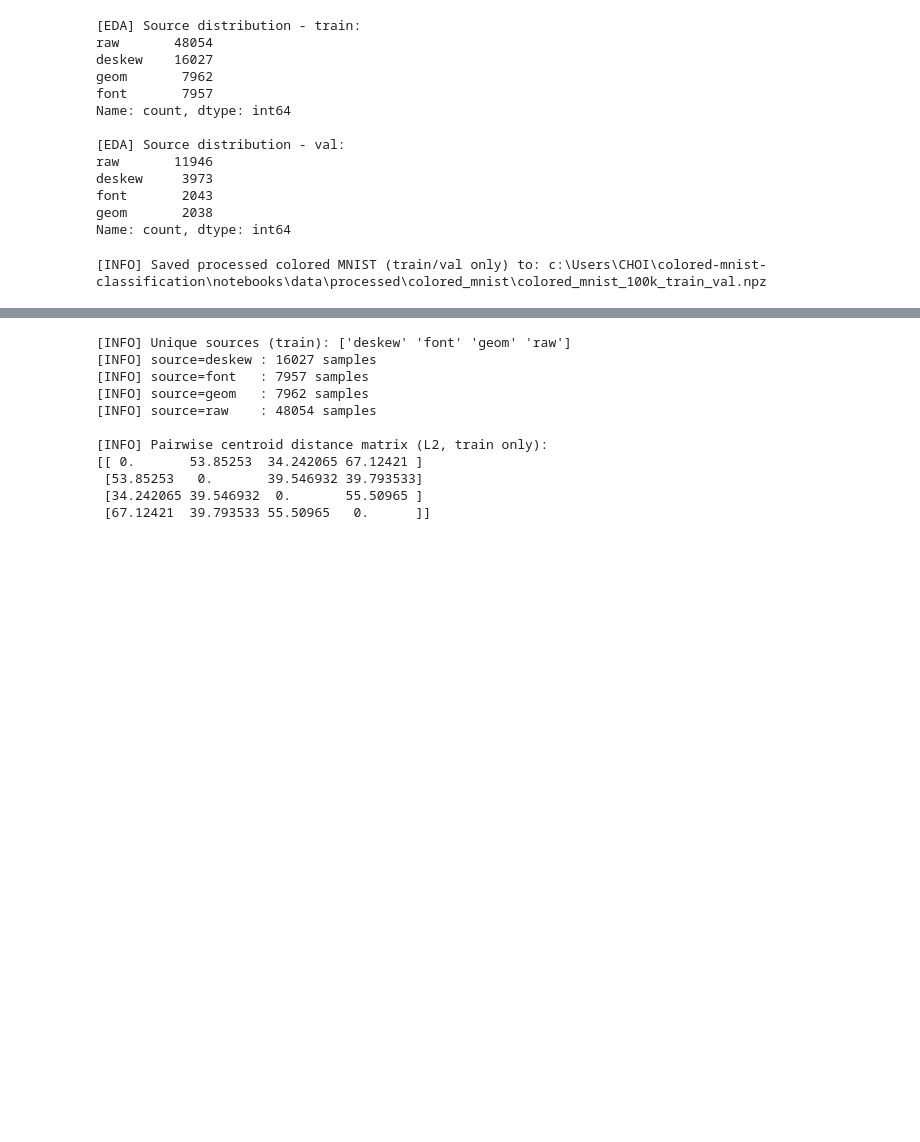
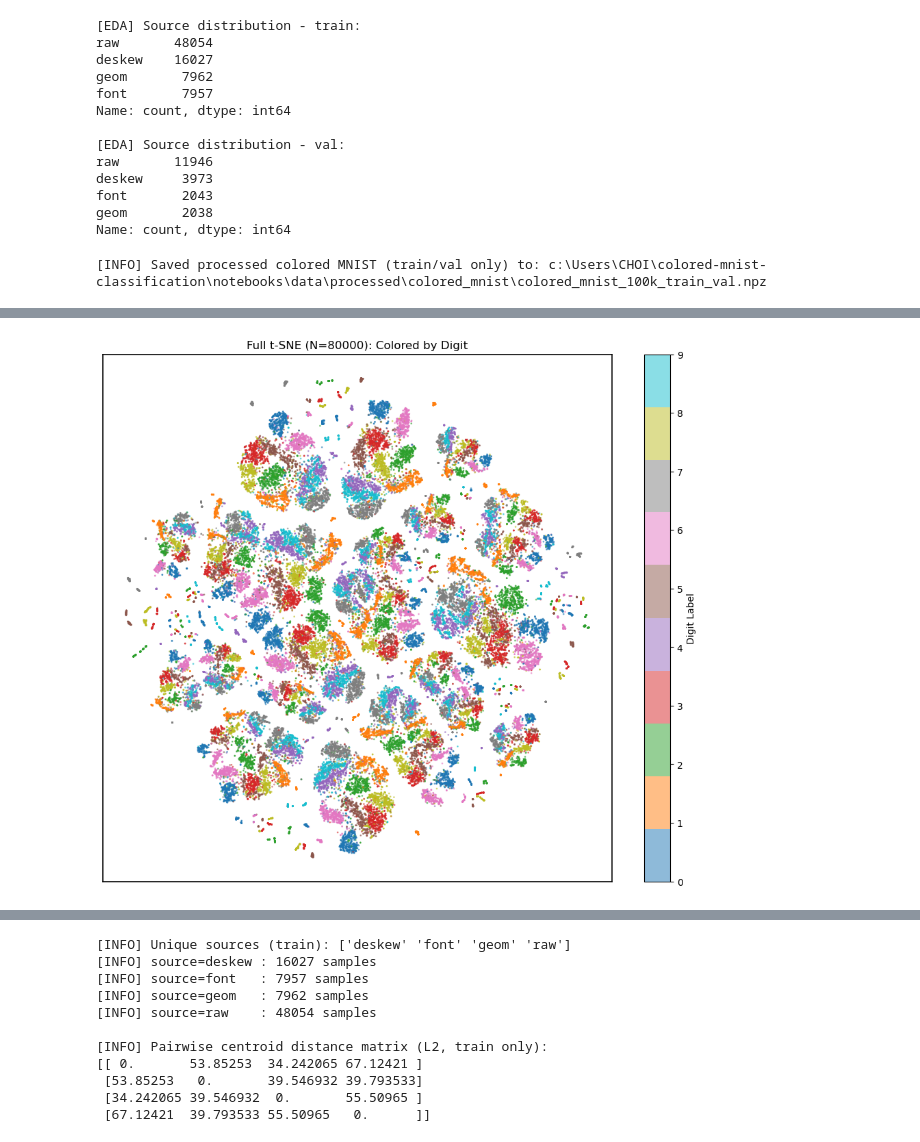
Before and after one commit to ML-SSU-2025/colored-mnist-classification, a Jupyter notebook: notebooks/01_preprocessing_colored_mnist.ipynb, the cells around one changed output, grey strips where cells are left out. Drawn from its saved outputs; the diff is of its cells as text; code cells hidden in the pictures; blank space fills up the shorter version.

```diff
--- a/notebooks/01_preprocessing_colored_mnist.ipynb
+++ b/notebooks/01_preprocessing_colored_mnist.ipynb
@@ -1147,0 +1131,79 @@ plot_tsne_original_mnist(X_raw, y_raw, n_samples=3000)
+# %%
+# ======================================
+# Cell 11 (Full Data, NO PCA). Run t-SNE on ALL Data
+# ======================================
+from sklearn.manifold import TSNE
+import matplotlib.pyplot as plt
+import numpy as np
+import time
+
+def run_full_tsne_no_pca(X, y_digit, y_source, random_state=42):
+    N = len(X)
+    print(f"[INFO] Running t-SNE on ALL {N} samples (NO PCA).")
+    print("[WARNING] This can be VERY slow for 80k x 2352 features...")
+
+    # 1. Run t-SNE directly on original features
+    start_time = time.time()
+    tsne = TSNE(
+        n_components=2,
+        perplexity=30,
+        n_iter=1000,
+        random_state=random_state,
+        init='pca',
+        learning_rate='auto',
+        n_jobs=-1   # 지원되는 버전이면 멀티코어 사용
+    )
+    X_embedded = tsne.fit_transform(X)
+    end_time = time.time()
+    print(f"[INFO] t-SNE finished in {(end_time - start_time)/60:.1f} minutes.")
+
+    # -------------------------------------------------------
+    # Plot 1: Color by Digit (0~9)
+    # -------------------------------------------------------
+    plt.figure(figsize=(12, 10))
+    scatter1 = plt.scatter(
+        X_embedded[:, 0], X_embedded[:, 1],
+        c=y_digit, cmap='tab10', alpha=0.5, s=1
+    )
+    plt.title(f"Full t-SNE (N={N}): Colored by Digit")
+    plt.colorbar(scatter1, ticks=range(10), label="Digit Label")
+
+    # ticks 끄고 frame만 유지
+    plt.xticks([])
+    plt.yticks([])
+    for spine in plt.gca().spines.values():
+        spine.set_visible(True)
+        spine.set_color('black')
+        spine.set_linewidth(1.2)
+
+    plt.show()
+
+    # -------------------------------------------------------
+    # Plot 2: Color by Source Type
+    # -------------------------------------------------------
+    unique_sources = np.unique(y_source)
+    source_to_int = {s: i for i, s in enumerate(unique_sources)}
+    c_source = [source_to_int[s] for s in y_source]
+
+    plt.figure(figsize=(12, 10))
+    scatter2 = plt.scatter(
+        X_embedded[:, 0], X_embedded[:, 1],
+        c=c_source, cmap='Set1', alpha=0.5, s=1
+    )
+    plt.title(f"Full t-SNE (N={N}): Colored by Source")
+
+    handles, _ = scatter2.legend_elements()
+    plt.legend(handles, unique_sources, title="Source", loc="best", markerscale=5)
+
+    plt.xticks([])
+    plt.yticks([])
+    for spine in plt.gca().spines.values():
+        spine.set_visible(True)
+        spine.set_color('black')
+        spine.set_linewidth(1.2)
+
+    plt.show()
+
+# 실행
+run_full_tsne_no_pca(X_train, y_digit_train, source_train)
+# %% [output]
@@ -1147,0 +1213 @@ plot_tsne_original_mnist(X_raw, y_raw, n_samples=3000)
+[figure, added]
```
Also changed, not shown: parts of 5 cells of this notebook.
